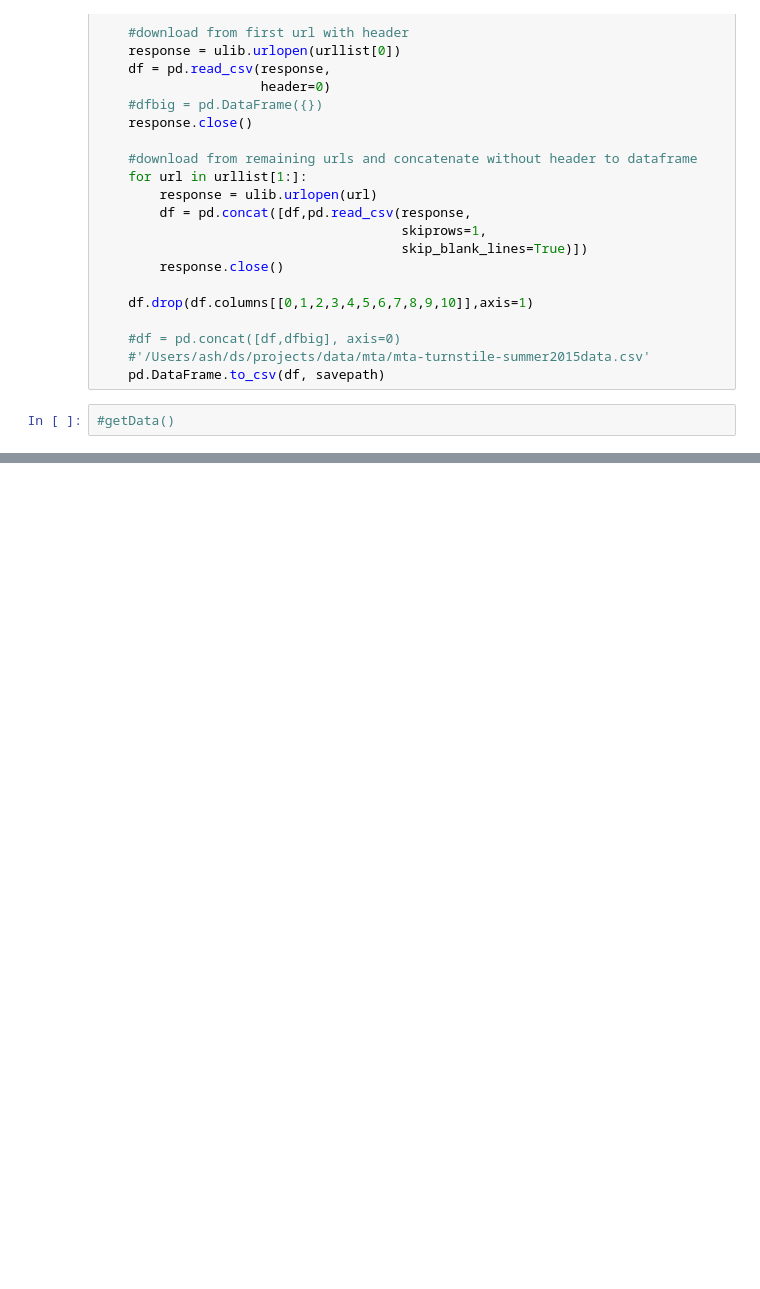
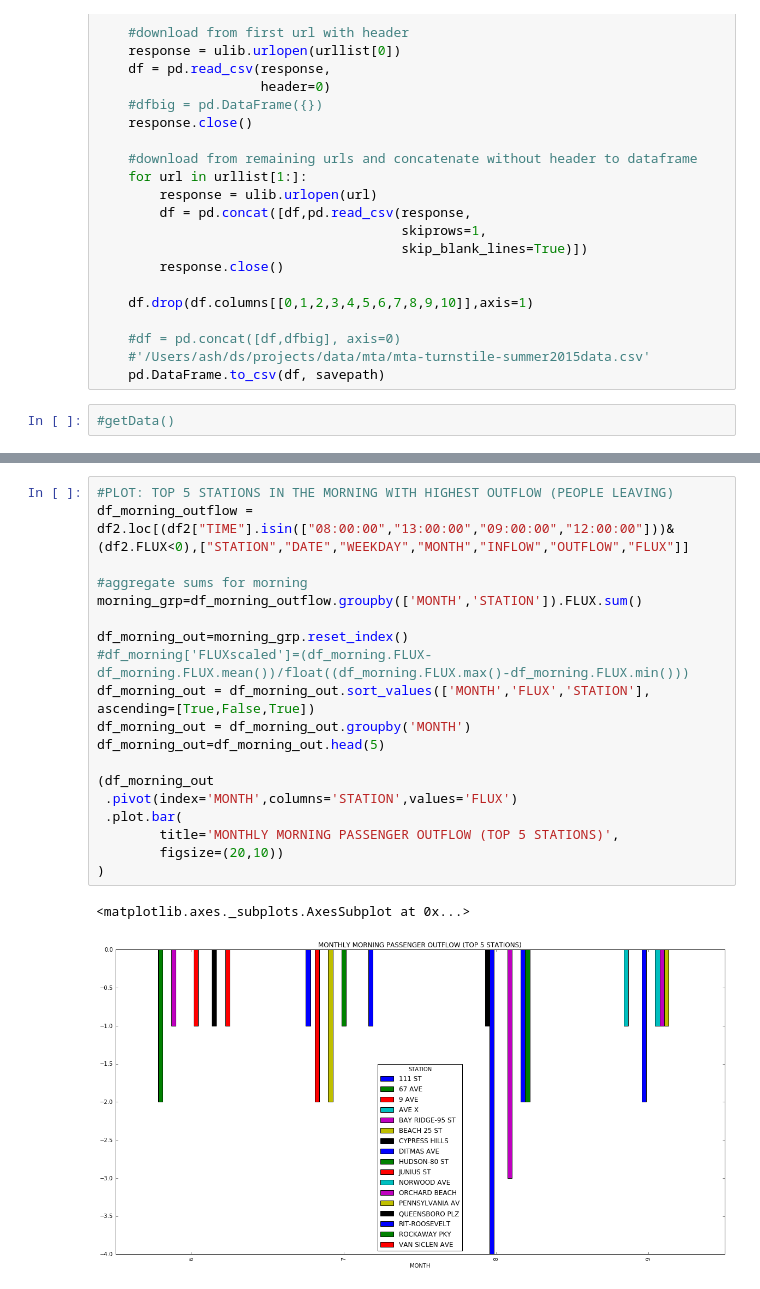
Before and after one commit to ashirwad08/MTA-data-exploration, a Jupyter notebook: MTA-data-summer2015.ipynb, the cells around one changed output, grey strips where cells are left out. Drawn from its saved outputs; the diff is of its cells as text; blank space fills up the shorter version.

```diff
--- a/MTA-data-summer2015.ipynb
+++ b/MTA-data-summer2015.ipynb
@@ -195,0 +89,22 @@ TypeError: There is no Line2D property "columns"
+# %%
+#PLOT: TOP 5 STATIONS IN THE MORNING WITH HIGHEST OUTFLOW (PEOPLE LEAVING)
+df_morning_outflow = df2.loc[(df2["TIME"].isin(["08:00:00","13:00:00","09:00:00","12:00:00"]))&(df2.FLUX<0),["STATION","DATE","WEEKDAY","MONTH","INFLOW","OUTFLOW","FLUX"]]
+
+#aggregate sums for morning
+morning_grp=df_morning_outflow.groupby(['MONTH','STATION']).FLUX.sum()
+
+df_morning_out=morning_grp.reset_index()
+#df_morning['FLUXscaled']=(df_morning.FLUX-df_morning.FLUX.mean())/float((df_morning.FLUX.max()-df_morning.FLUX.min()))
+df_morning_out = df_morning_out.sort_values(['MONTH','FLUX','STATION'], ascending=[True,False,True])
+df_morning_out = df_morning_out.groupby('MONTH')
+df_morning_out=df_morning_out.head(5)
+
+(df_morning_out
+ .pivot(index='MONTH',columns='STATION',values='FLUX')
+ .plot.bar(
+        title='MONTHLY MORNING PASSENGER OUTFLOW (TOP 5 STATIONS)',
+        figsize=(20,10))
+)
+# %% [output]
+<matplotlib.axes._subplots.AxesSubplot at 0x...>
+[figure, added]
```
Also changed, not shown: parts of 7 cells of this notebook.
